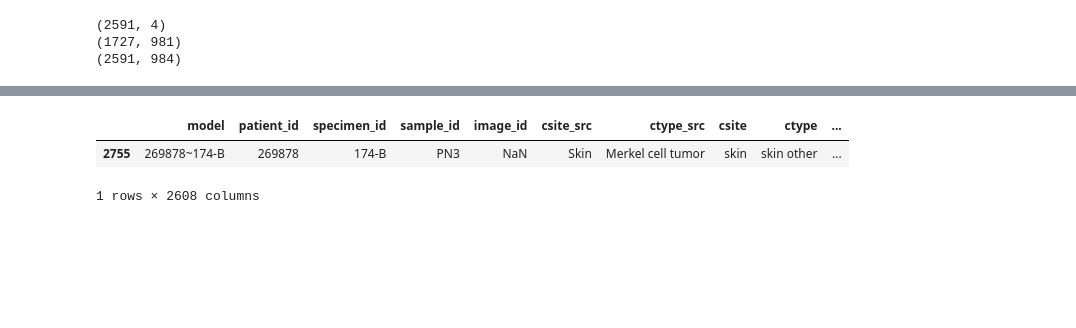
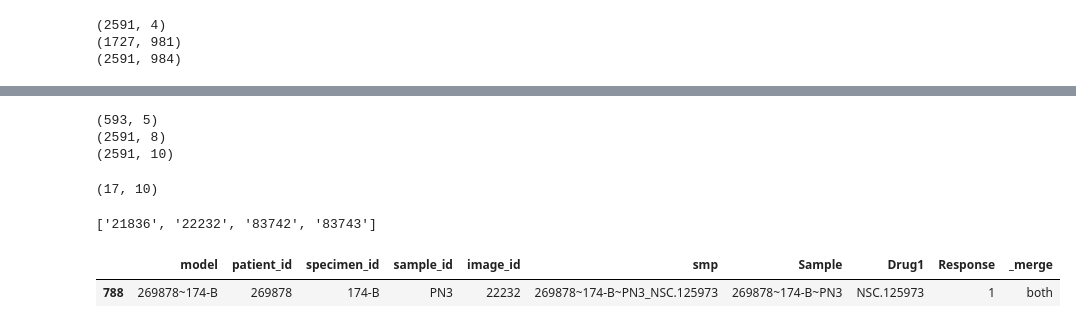
Before and after one commit to adpartin/pdx-histo, a Jupyter notebook: nbs/pdx_meta_files.ipynb, the cells around one changed output, grey strips where cells are left out. Saved outputs shown, nothing was run; the diff lists cells and outputs as text; code cells hidden in the pictures; blank space fills up the shorter version.

```diff
--- a/nbs/pdx_meta_files.ipynb
+++ b/nbs/pdx_meta_files.ipynb
@@ -149,7 +186,7 @@ There drug response pair for which we don't have histology slides.
 rsp = load_data.load_rsp()
 rna = load_data.load_rna()
 dd = load_data.load_dd()
-cref = load_data.load_crossref()
+cref = load_data.load_crossref(drop_bad_slides=False)
 pdx = load_data.load_pdx_meta2()
 # %% [output]
 Dropped 77 duplicates.
@@ -244,0 +290,7 @@ Name: Response, dtype: int64
+# %%
+rsp = load_data.load_rsp()
+rsp = load_data.parse_Sample_col(rsp)
+# rsp = rsp[rsp.Response == 1].reset_index(drop=True)
+
+cref = load_data.load_crossref(drop_bad_slides=False)
+pdx = load_data.load_pdx_meta2()
@@ -245,6 +322,23 @@ Name: Response, dtype: int64
+# %%
+print(cref.shape)
+print(rsp.shape)
+df = cref.merge(rsp, on=PDX_SAMPLE_COLS, how='inner', indicator=True)
+print(df.shape)
+# %% [output]
+(593, 5)
+(2591, 8)
+(2591, 10)
+# %%
+m = df[df.image_id.isin(cfg.BAD_SLIDES)]
+print(m.shape)
+# %% [output]
+(17, 10)
+# %%
+print(sorted(m.image_id.unique()))
+# %% [output]
+['21836', '22232', '83742', '83743']
 # %%
-miss_r[miss_r.Response==1]
+m[m.Response==1]
 # %% [output]
-|  | model | patient_id | specimen_id | sample_id | image_id | csite_src | ctype_src | csite | ctype | ... |
-| 2755 | 269878~174-B | 269878 | 174-B | PN3 | NaN | Skin | Merkel cell tumor | skin | skin other | ... |
+|  | model | patient_id | specimen_id | sample_id | image_id | smp | Sample | Drug1 | Response | _merge |
+| 788 | 269878~174-B | 269878 | 174-B | PN3 | 22232 | 269878~174-B~PN3_NSC.125973 | 269878~174-B~PN3 | NSC.125973 | 1 | both |
-1 rows × 2608 columns
```
Also changed, not shown: parts of 21 cells of this notebook, 20 other files.
